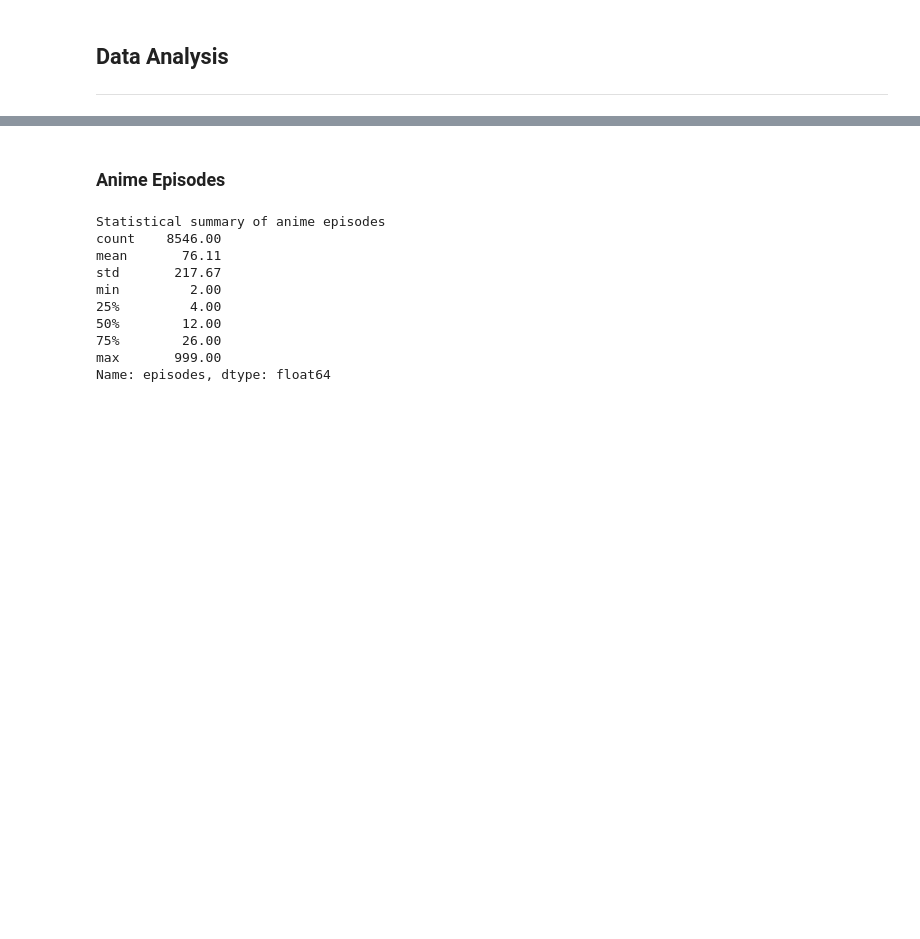
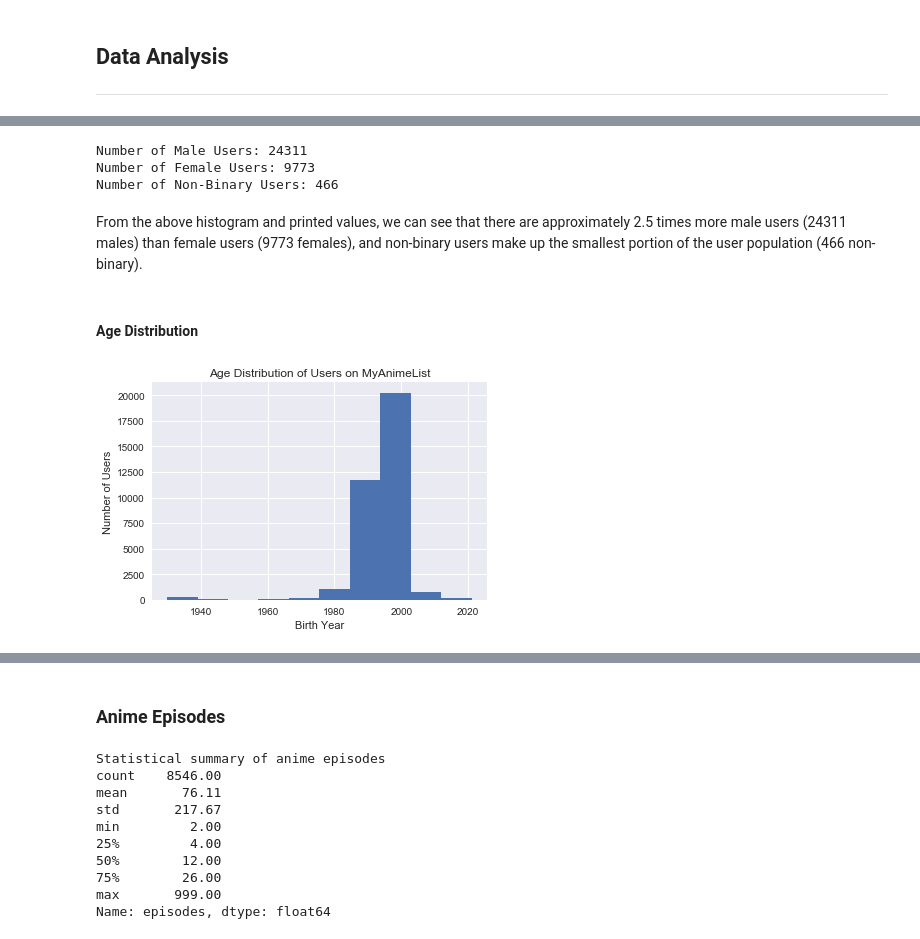
Before and after one commit to michelleyang0606/info2950team, a Jupyter notebook: Phase4final.ipynb, the cells around one changed output, grey strips where cells are left out. Cells and saved outputs as stored; diff of their text form; code cells hidden in the pictures; blank space fills up the shorter version.

```diff
--- a/Phase4final.ipynb
+++ b/Phase4final.ipynb
@@ -62,0 +87,7 @@ plt.style.use("seaborn")
+# %%
+#anime_data = anime_data.dropna()
+anime_data = anime_data.drop(columns = ['img_url', 'link'])
+anime_data = anime_data.rename(columns = {'score':'rating'})
+print("Number of Columns After Cleaning Data: " + str(len(anime_data.columns)))
+print("Number of Observations After Cleaning Data: " + str(len(anime_data)))
+anime_data.head()
@@ -222,0 +369,26 @@ From anime_marlesson_jan20.csv, we can get the information of an anime's rank an
+# %%
+male_count = len(users[users['gender'] == 'Male'])
+female_count = len(users[users['gender'] == "Female"])
+non_bi_count = len(users[users['gender'] == "Non-Binary"])
+print("Number of Male Users: {}".format(male_count))
+print("Number of Female Users: {}".format(female_count))
+print("Number of Non-Binary Users: {}".format(non_bi_count))
+# %% [output]
+Number of Male Users: 24311
+Number of Female Users: 9773
+Number of Non-Binary Users: 466
+# %% [markdown]
+From the above histogram and printed values, we can see that there are approximately 2.5 times more male users (24311 males) than female users (9773 females), and non-binary users make up the smallest portion of the user population (466 non-binary).
+# %% [markdown]
+#### Age Distribution
+# %%
+#converting the year (str) to year (int)
+for i in range(len(users['birth_year'])):
+    users['birth_year'][i] = int(users['birth_year'][i])
+# %%
+plt.hist(users['birth_year'].values)
+plt.title("Age Distribution of Users on MyAnimeList")
+plt.xlabel("Birth Year") and plt.ylabel("Number of Users")
+plt.show()
+# %% [output]
+[figure, added]
```
Also changed, not shown: parts of 79 cells of this notebook.
